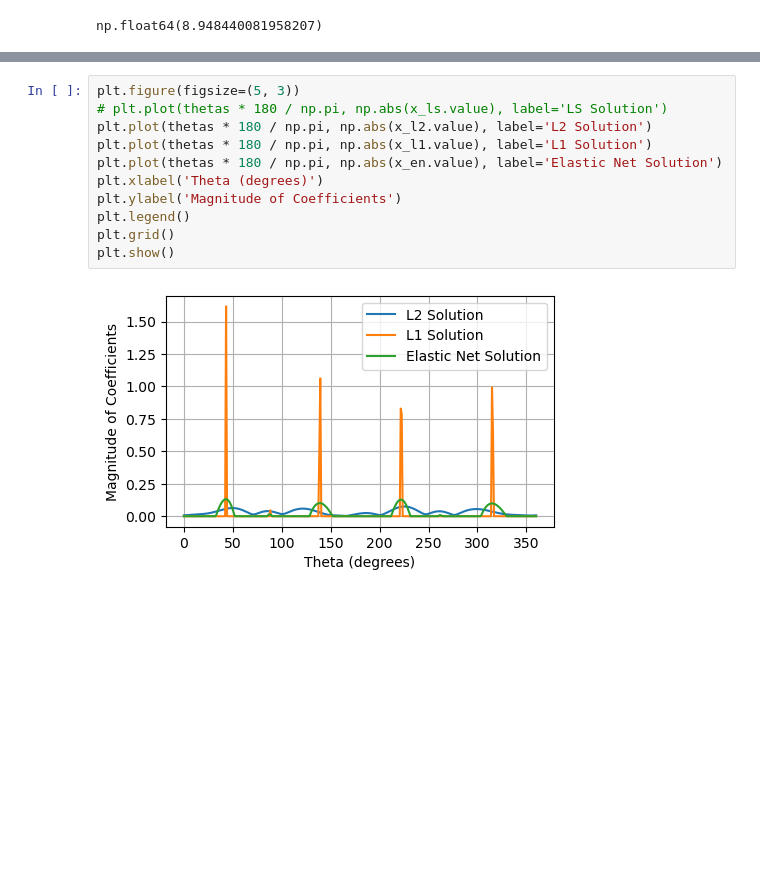
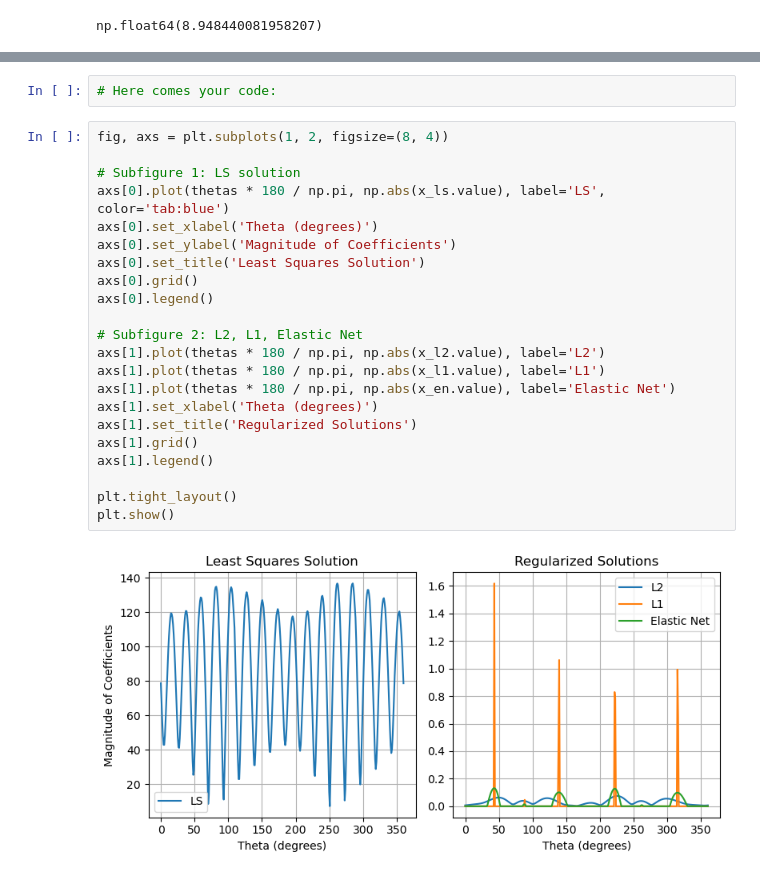
Before and after one commit to samuel-verburg/EEA-summer-school-2025, a Jupyter notebook: exercise1.ipynb, the cells around one changed output, grey strips where cells are left out. Cells and saved outputs as stored; diff of their text form; blank space fills up the shorter version.

```diff
--- a/exercise1.ipynb
+++ b/exercise1.ipynb
@@ -270,13 +312,26 @@ np.float64(8.948440081958207)
+# %%
+# Here comes your code:
 # %%
-plt.figure(figsize=(5, 3))
-# plt.plot(thetas * 180 / np.pi, np.abs(x_ls.value), label='LS Solution')
-plt.plot(thetas * 180 / np.pi, np.abs(x_l2.value), label='L2 Solution')
-plt.plot(thetas * 180 / np.pi, np.abs(x_l1.value), label='L1 Solution')
-plt.plot(thetas * 180 / np.pi, np.abs(x_en.value), label='Elastic Net Solution')
-plt.xlabel('Theta (degrees)')
-plt.ylabel('Magnitude of Coefficients')
-plt.legend()
-plt.grid()
+fig, axs = plt.subplots(1, 2, figsize=(8, 4))
+
+# Subfigure 1: LS solution
+axs[0].plot(thetas * 180 / np.pi, np.abs(x_ls.value), label='LS', color='tab:blue')
+axs[0].set_xlabel('Theta (degrees)')
+axs[0].set_ylabel('Magnitude of Coefficients')
+axs[0].set_title('Least Squares Solution')
+axs[0].grid()
+axs[0].legend()
+
+# Subfigure 2: L2, L1, Elastic Net
+axs[1].plot(thetas * 180 / np.pi, np.abs(x_l2.value), label='L2')
+axs[1].plot(thetas * 180 / np.pi, np.abs(x_l1.value), label='L1')
+axs[1].plot(thetas * 180 / np.pi, np.abs(x_en.value), label='Elastic Net')
+axs[1].set_xlabel('Theta (degrees)')
+axs[1].set_title('Regularized Solutions')
+axs[1].grid()
+axs[1].legend()
+
+plt.tight_layout()
 plt.show()
 # %% [output]
-[figure, old version]
+[figure, new version]
```
Also changed, not shown: parts of 25 cells of this notebook, 1 other file.
